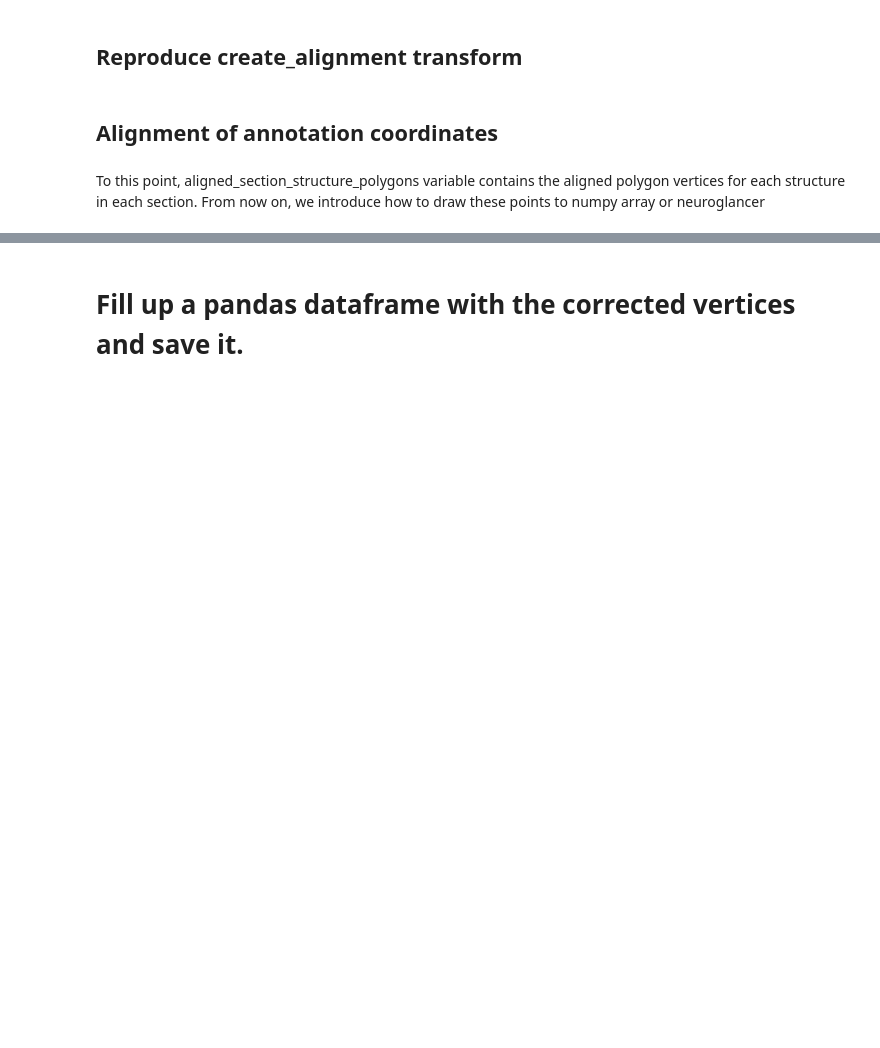
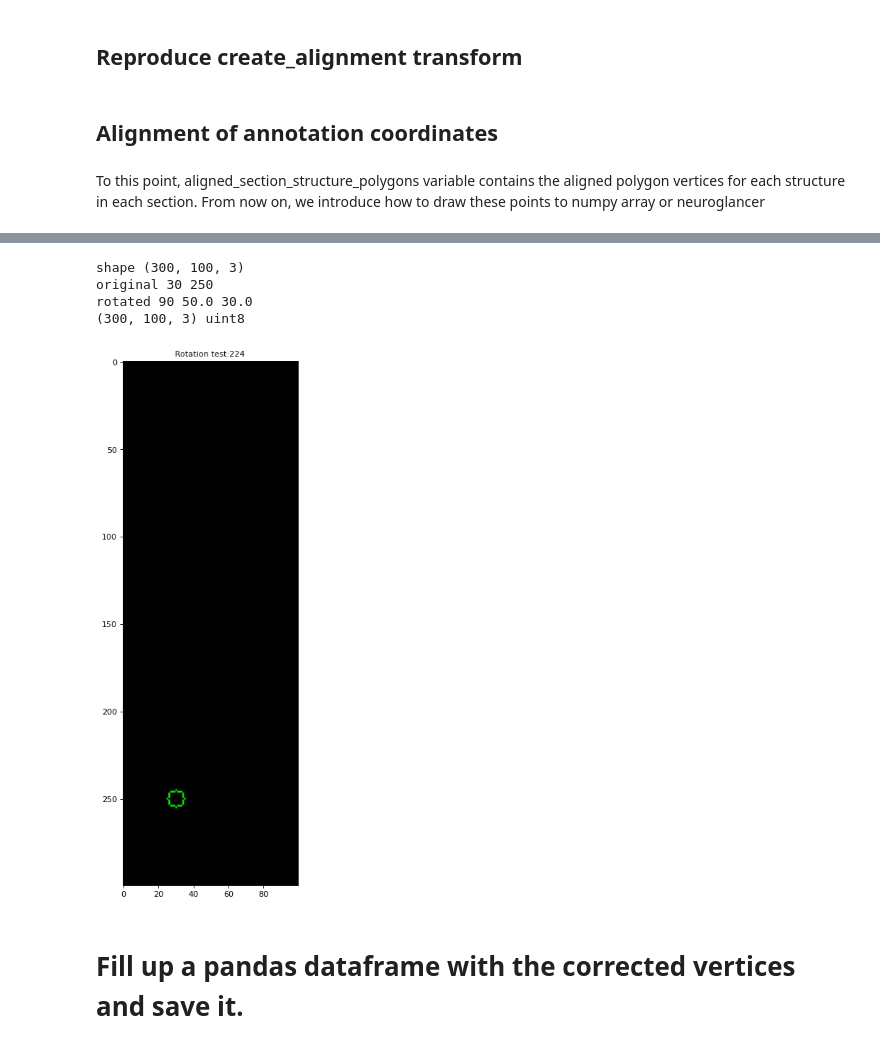
Before and after one commit to ActiveBrainAtlas2/preprocessing-pipeline, a Jupyter notebook: notebooks/Litao/reverse_rotation.ipynb, the cells around one changed output, grey strips where cells are left out. Saved outputs shown, nothing was run; the diff lists cells and outputs as text; code cells hidden in the pictures; blank space fills up the shorter version.

Commit message:
Fixed reverse rotation

```diff
--- a/notebooks/Litao/reverse_rotation.ipynb
+++ b/notebooks/Litao/reverse_rotation.ipynb
@@ -392,3 +305,44 @@ plt.show()
+# %%
+width = 100
+height = 300
+img = np.zeros((height, width, 3), np.uint8)
+x = 30
+y = 250
+theta = 90
+angle = np.pi / theta  # angle in radian
+center_x = width / 2
+center_y = height / 2
+xp = (x - center_x) * cos(angle) - (y - center_y) * sin(angle) + center_x
+yp = (x - center_x) * sin(angle) + (y - center_y) * cos(angle) + center_y
+
+cartesianx = x - center_x
+cartesiany = -y + center_y
+# rotate 270  point A(x,y) becomes A'(y,-x).
+cartesianxr = cartesiany
+cartesianyr = -cartesianx
+#Convert to Screen:
+screenx = cartesianxr + center_y;
+screeny = -cartesianyr + center_x;
+print('shape', img.shape)
+print('original', x, y)
+print('rotated',theta, screenx, screeny)
+
+print(img.shape, img.dtype)
+cv2.circle(img, (int(x), int(y)), radius, (0,255,0), 1)
+#cv2.circle(img, (int(screenx), int(screeny)), radius, (255,0,0), 1)
+
+fig=plt.figure(figsize=(5,12), dpi= 80, facecolor='w', edgecolor='k')
+plt.imshow(img, cmap="gray")
+plt.title('Rotation test:{}'.format(section), fontsize=10)
+plt.tick_params(axis='x', labelsize=10)
+plt.tick_params(axis='y', labelsize=10)
+plt.show()
+# %% [output]
+shape (300, 100, 3)
+original 30 250
+rotated 90 50.0 30.0
+(300, 100, 3) uint8
+[figure, added]
 # %%
 #162, 185, 210
 file_name = f'{str(section).zfill(3)}.tif'
```
Also changed, not shown: parts of 8 cells of this notebook.
